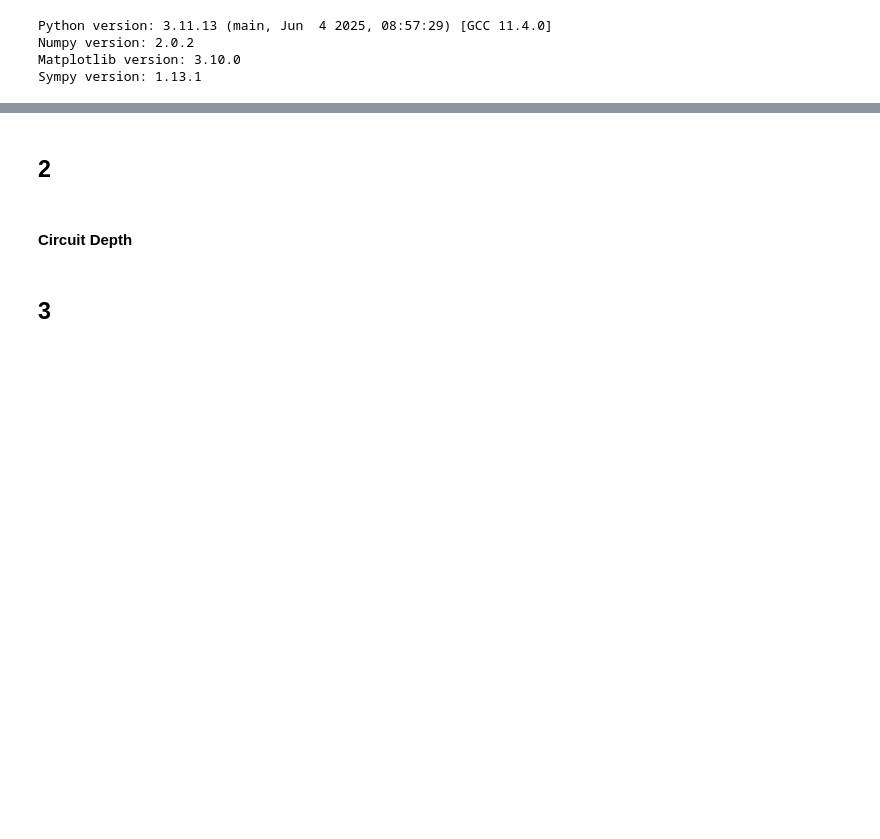
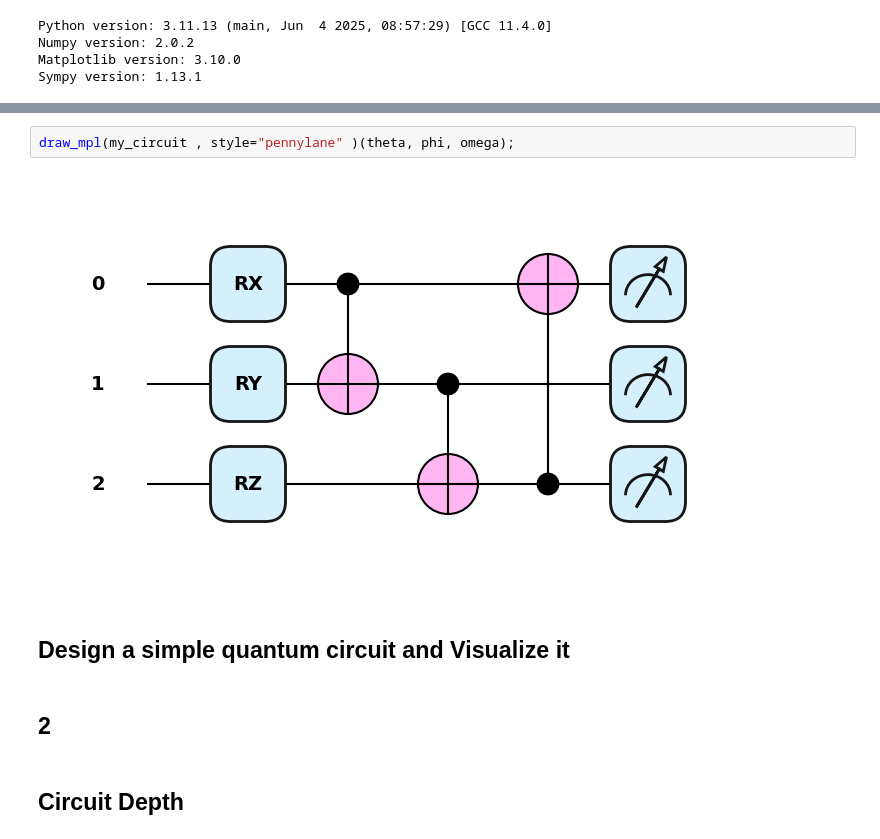
Before and after one commit to Omid-Hassasfar/NITheCS_QSouthAfrica_MiniSchool_Introduction_to_Quantum_Computing_with_PennyLane, a Jupyter notebook: NITheCS_QSouthAfrica_Mini_School_Introduction_to_Quantum_Computing_with_PennyLane.ipynb, the cells around one changed output, grey strips where cells are left out. Drawn from its saved outputs; the diff is of its cells as text; blank space fills up the shorter version.

```diff
--- a/NITheCS_QSouthAfrica_Mini_School_Introduction_to_Quantum_Computing_with_PennyLane.ipynb
+++ b/NITheCS_QSouthAfrica_Mini_School_Introduction_to_Quantum_Computing_with_PennyLane.ipynb
@@ -105,6 +292,10 @@ https://pennylane.ai/codebook/pennylane-fundamentals/quantum-operations
+# %%
+draw_mpl(my_circuit , style="pennylane" )(theta, phi, omega);
+# %% [output]
+[figure, added]
+# %% [markdown]
+## Design a simple quantum circuit and Visualize it
 # %% [markdown]
 ## 2
 # %% [markdown]
-#### Circuit Depth
+## Circuit Depth
-# %% [markdown]
-## 3
```
Also changed, not shown: parts of 19 cells of this notebook.
